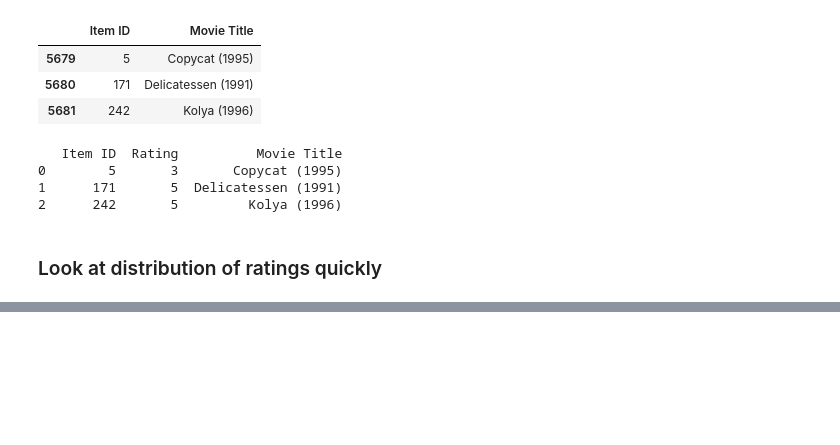
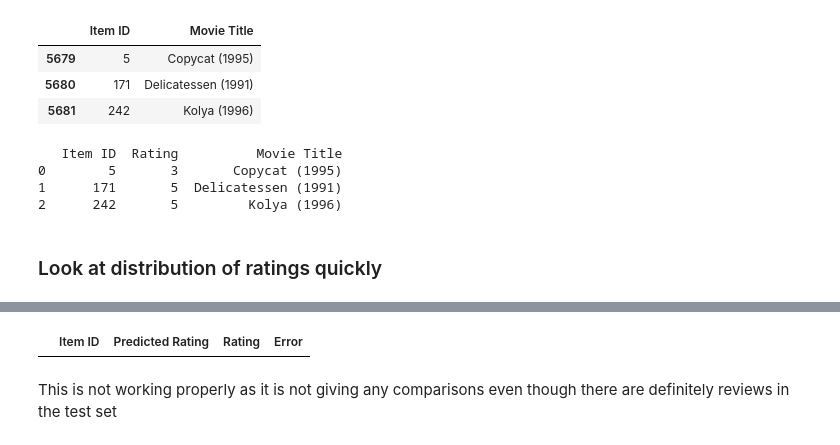
Before and after one commit to ASarriJackson/Group-Assignment-2, a Jupyter notebook: Alex SJ/Attempt2.ipynb, the cells around one changed output, grey strips where cells are left out. Cells and saved outputs as stored; diff of their text form; code cells hidden in the pictures; blank space fills up the shorter version.

```diff
--- a/Alex SJ/Attempt2.ipynb
+++ b/Alex SJ/Attempt2.ipynb
@@ -443,0 +761,30 @@ plt.show()
+# %%
+def compare_predictions_vs_actual_ratings(user_id, test_df, train_df, model):
+    # Get the items the user has not watched in the training set
+    rated_items = train_df[train_df['User ID'] == user_id]['Item ID'].values
+    all_items = train_df['Item ID'].unique()
+    unrated_items = np.setdiff1d(all_items, rated_items)
+
+    # Prepare the input data for prediction
+    user_input_pred = np.array([user_id] * len(unrated_items))
+    item_input_pred = unrated_items
+
+    # Prepare additional features for prediction
+    user_data = train_df[train_df['User ID'] == user_id].iloc[0]
+    age_input_pred = np.array([user_data['Age']] * len(unrated_items))
+    gender_input_pred = np.array([user_data['Gender']] * len(unrated_items))
+    occupation_input_pred = np.array([user_data['Occupation']] * len(unrated_items))
+
+    # Make predictions
+    predictions = model.predict([user_input_pred, item_input_pred, age_input_pred, gender_input_pred, occupation_input_pred])
+
+    # Create a DataFrame with the predictions
+    predictions_df = pd.DataFrame({'Item ID': unrated_items, 'Predicted Rating': predictions.flatten()})
+
+    # Merge the predictions with the actual ratings from the test set
+    test_ratings = test_df[test_df['User ID'] == user_id][['Item ID', 'Rating']]
+    comparison_df = predictions_df.merge(test_ratings, on='Item ID', how='inner', suffixes=('_predicted', '_actual'))
+
+    # Calculate the error
+    comparison_df['Error'] = (comparison_df['Rating'] - comparison_df['Predicted Rating']) ** 2
+    return comparison_df
@@ -443,0 +795,10 @@ plt.show()
+# %%
+
+user_train_df = pd.read_csv('../Katherine W/dataSets/user_train_df.csv')
+user_test_df = pd.read_csv('../Katherine W/dataSets/user_test_df.csv')
+# %%
+X_user_train = prepare_model_inputs(user_train_df)
+y_user_train = user_train_df['Rating'].values
+
+# Train the model with the user-specific training data
+history_user = model.fit(X_user_train, y_user_train, epochs=100, batch_size=64, validation_split=0.2)
@@ -443,0 +824,3 @@ plt.show()
+# %%
+compare_predictions_vs_actual_ratings(2, user_test_df, user_train_df, model)
+# %% [output]
@@ -443,0 +828,3 @@ plt.show()
+|  | Item ID | Predicted Rating | Rating | Error |
+# %% [markdown]
+This is not working properly as it is not giving any comparisons even though there are definitely reviews in the test set
```
Also changed, not shown: parts of 26 cells of this notebook, 1 other file.
